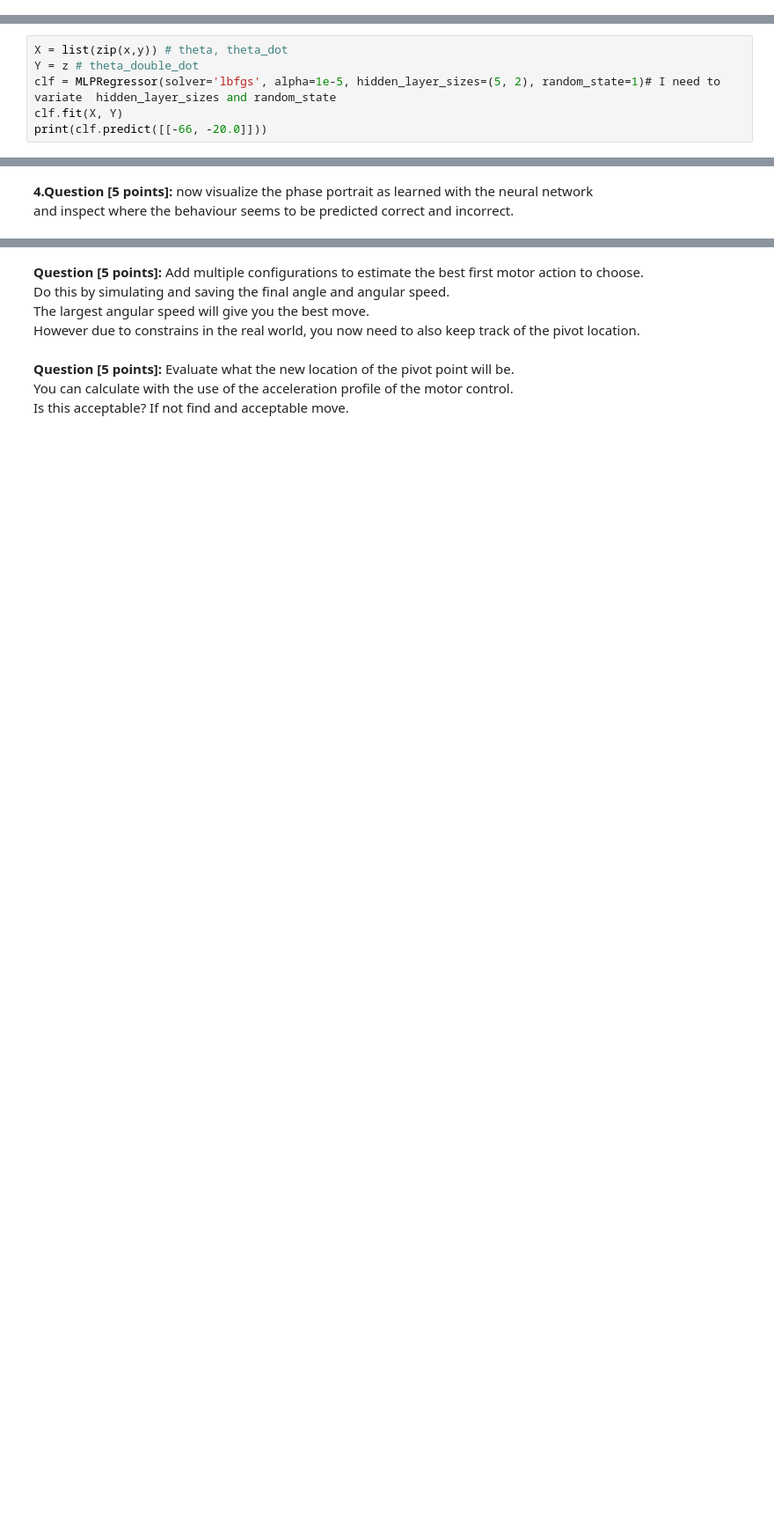
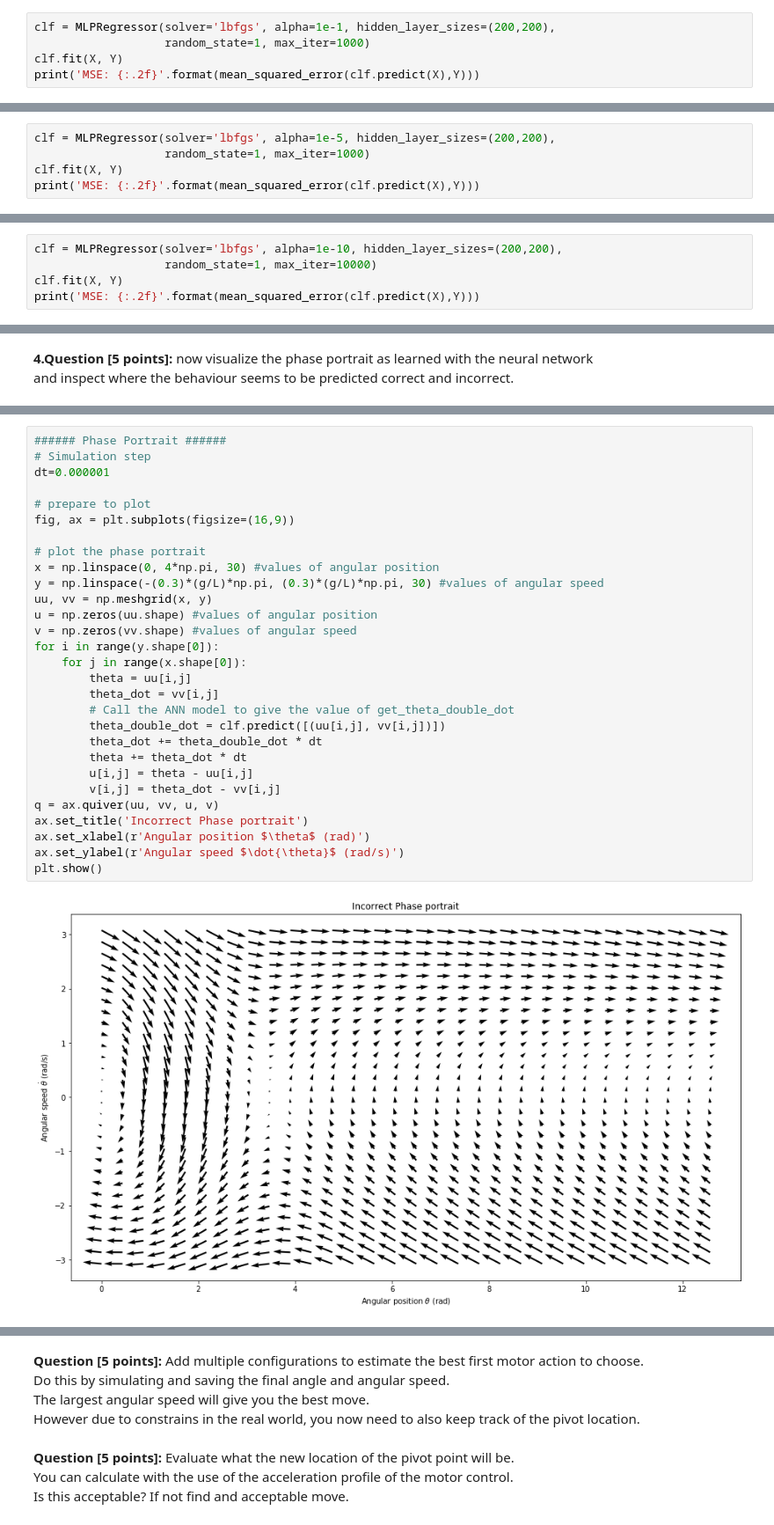
Before and after one commit to mitsyprada/Pendulum-project, a Jupyter notebook: Smart_Systems_Lab_3_answers.ipynb, the cells around one changed output, grey strips where cells are left out. Shown at 88% size. Drawn from its saved outputs; the diff is of its cells as text; blank space fills up the shorter version.

```diff
--- a/Smart_Systems_Lab_3_answers.ipynb
+++ b/Smart_Systems_Lab_3_answers.ipynb
@@ -241,0 +300,5 @@ get_theta_double_dot(-np.pi, -1.)
+# %%
+clf = MLPRegressor(solver='lbfgs', alpha=1e-1, hidden_layer_sizes=(200,200),
+                   random_state=1, max_iter=1000)
+clf.fit(X, Y)
+print('MSE: {:.2f}'.format(mean_squared_error(clf.predict(X),Y)))
@@ -242,7 +307,6 @@ get_theta_double_dot(-np.pi, -1.)
 # %%
-X = list(zip(x,y)) # theta, theta_dot
-Y = z # theta_double_dot
-clf = MLPRegressor(solver='lbfgs', alpha=1e-5, hidden_layer_sizes=(5, 2), random_state=1)# I need to variate  hidden_layer_sizes and random_state
+clf = MLPRegressor(solver='lbfgs', alpha=1e-5, hidden_layer_sizes=(200,200),
+                   random_state=1, max_iter=1000)
 clf.fit(X, Y)
-print(clf.predict([[-66, -20.0]]))
+print('MSE: {:.2f}'.format(mean_squared_error(clf.predict(X),Y)))
 # %% [output]
@@ -266,0 +314,5 @@ mean_squared_error(y_true, y_predict)#the smallest is the MSE the better is the
+# %%
+clf = MLPRegressor(solver='lbfgs', alpha=1e-10, hidden_layer_sizes=(200,200),
+                   random_state=1, max_iter=10000)
+clf.fit(X, Y)
+print('MSE: {:.2f}'.format(mean_squared_error(clf.predict(X),Y)))
@@ -349,0 +326,31 @@ plt.show()
+# %%
+###### Phase Portrait ######
+# Simulation step
+dt=0.000001
+
+# prepare to plot
+fig, ax = plt.subplots(figsize=(16,9))
+
+# plot the phase portrait
+x = np.linspace(0, 4*np.pi, 30) #values of angular position
+y = np.linspace(-(0.3)*(g/L)*np.pi, (0.3)*(g/L)*np.pi, 30) #values of angular speed
+uu, vv = np.meshgrid(x, y)
+u = np.zeros(uu.shape) #values of angular position
+v = np.zeros(vv.shape) #values of angular speed
+for i in range(y.shape[0]):
+    for j in range(x.shape[0]):
+        theta = uu[i,j]
+        theta_dot = vv[i,j]
+        # Call the ANN model to give the value of get_theta_double_dot
+        theta_double_dot = clf.predict([(uu[i,j], vv[i,j])])
+        theta_dot += theta_double_dot * dt
+        theta += theta_dot * dt
+        u[i,j] = theta - uu[i,j]
+        v[i,j] = theta_dot - vv[i,j]
+q = ax.quiver(uu, vv, u, v)
+ax.set_title('Incorrect Phase portrait')
+ax.set_xlabel(r'Angular position $\theta$ (rad)')
+ax.set_ylabel(r'Angular speed $\dot{\theta}$ (rad/s)')
+plt.show()
+# %% [output]
+[figure, added]
```
Also changed, not shown: parts of 46 cells of this notebook.
